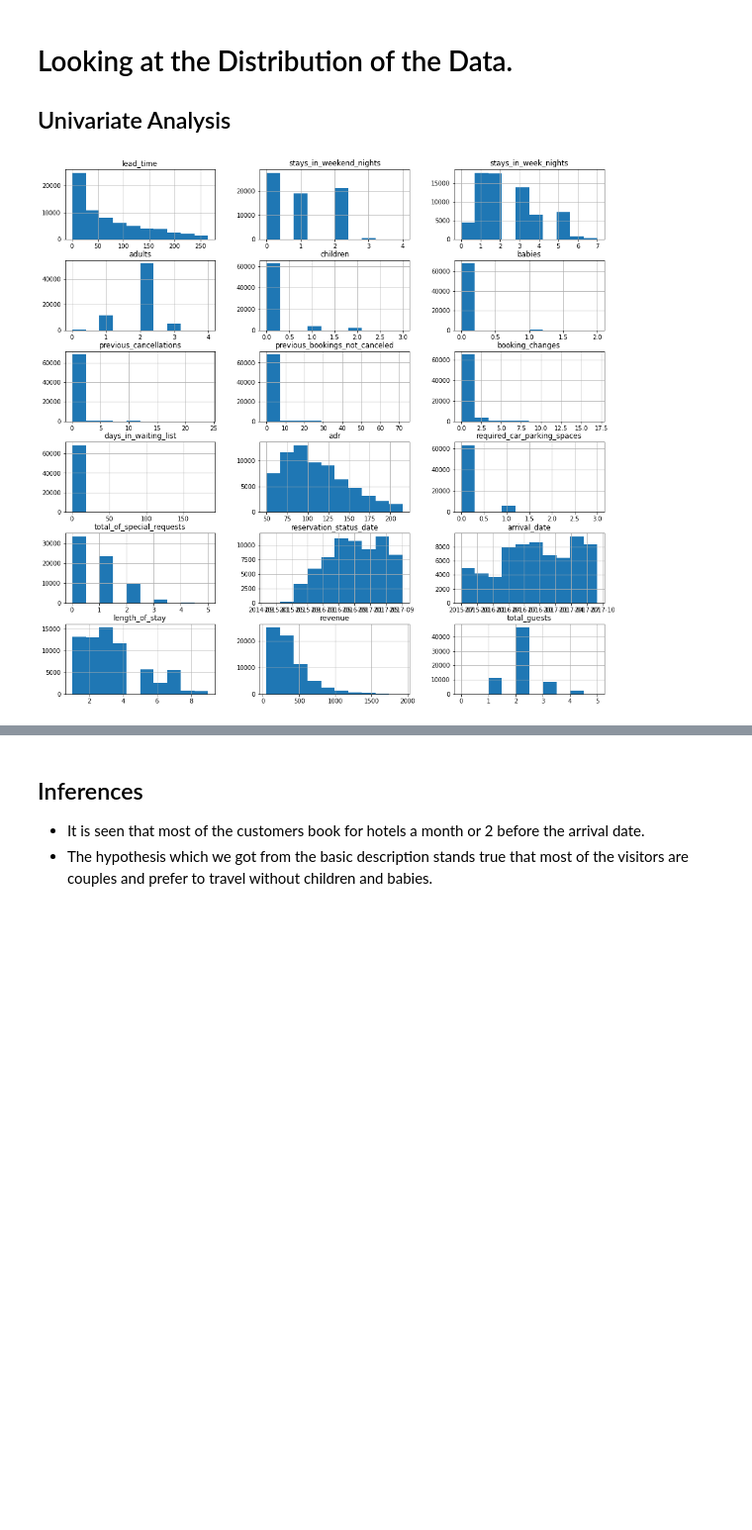
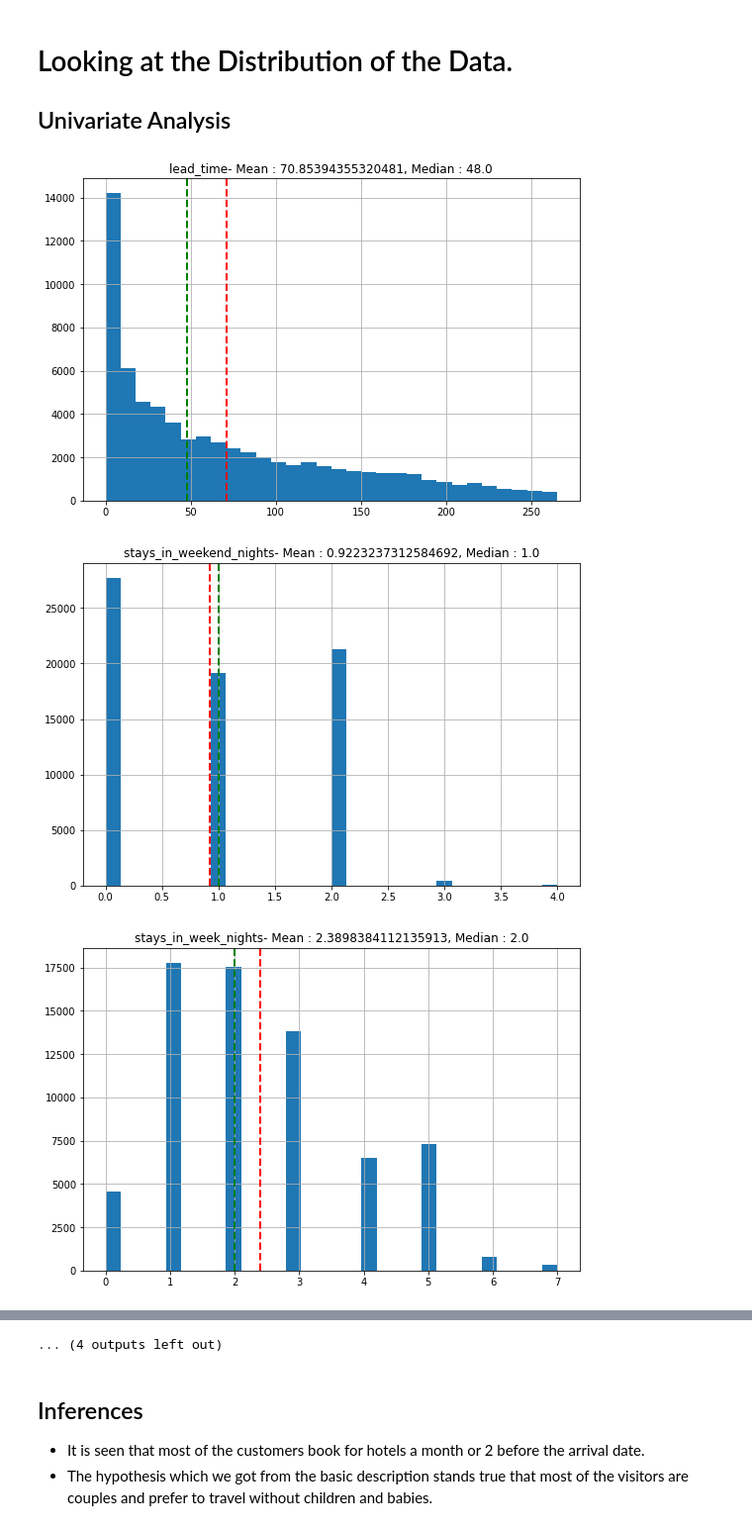
Before and after one commit to shubhpanchal/EDA--HotelAnalysis-AlmabetterCapstoneProject, a Jupyter notebook: Copy_of_Hotel_Booking_Analysis_Capstone_Project.ipynb, the cells around one changed output, grey strips where cells are left out. Shown at 99% size. Drawn from its saved outputs; the diff is of its cells as text; code cells hidden in the pictures; blank space fills up the shorter version.

```diff
--- a/Copy_of_Hotel_Booking_Analysis_Capstone_Project.ipynb
+++ b/Copy_of_Hotel_Booking_Analysis_Capstone_Project.ipynb
@@ -444,9 +406,18 @@ hotel.shape
 # %% [markdown]
 # Looking at the Distribution of the Data.
 ## Univariate Analysis
-# %%
-# Checking the distribution of each column type in hotel data
-hotel.hist(bins=10, figsize=(16,16), layout = (6,3))
-plt.show()
-# %% [output]
-[figure, removed]
+# %%
+# plot bar chart for each numerical column with mean and median.
+for col in numerical:
+  fig = plt.figure(figsize=(9,6))
+  ax = fig.gca()
+  feature = hotel[col]
+  feature.hist(bins=30, ax= ax)
+  ax.axvline(feature.mean(), color= 'red', linestyle='dashed',linewidth=2)
+  ax.axvline(feature.median(), color ='green', linestyle='dashed', linewidth=2)
+  ax.set_title(col+'- Mean : '+str(feature.mean())+', Median : '+str(feature.median()))
+plt.show()
+# %% [output]
+[figure, added]
+[figure, added]
+[figure, added]
@@ -453,3 +433,4 @@ plt.show()
+... (4 outputs left out)
 # %% [markdown]
 ## Inferences
 *   It is seen that most of the customers book for hotels a month or 2 before the arrival date.
```
Also changed, not shown: parts of 20 cells of this notebook.
